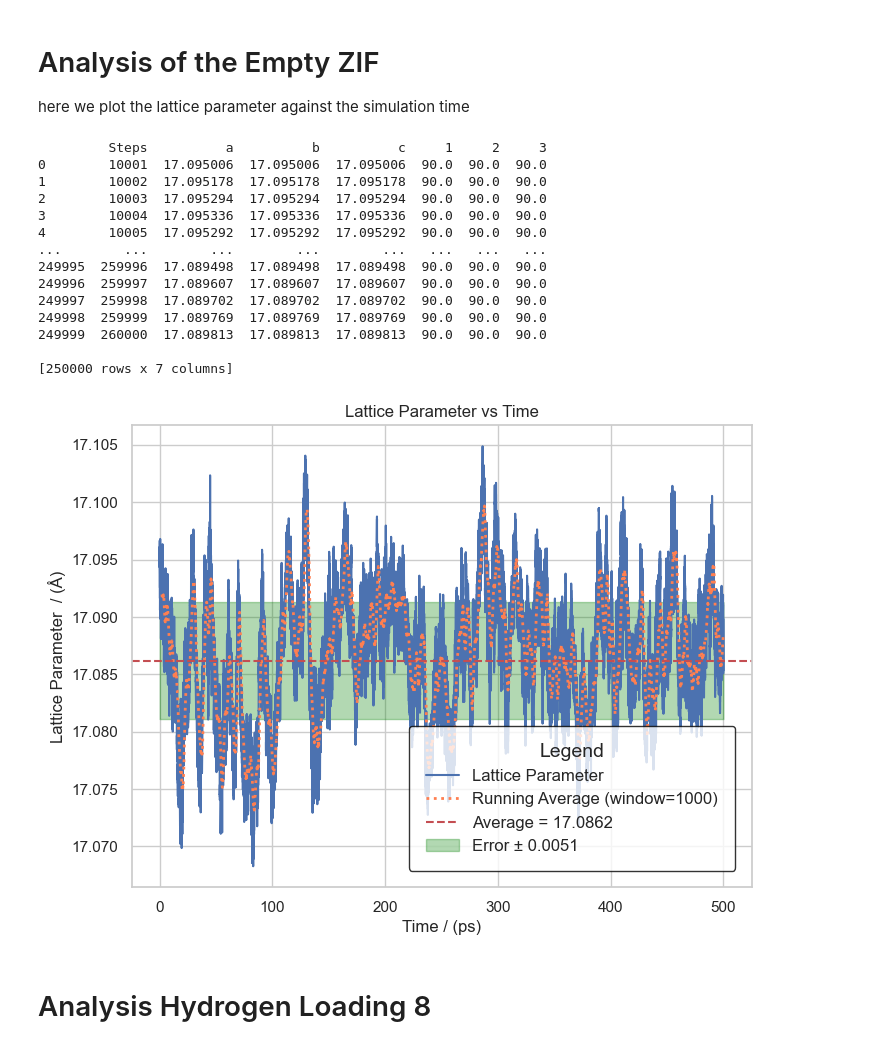
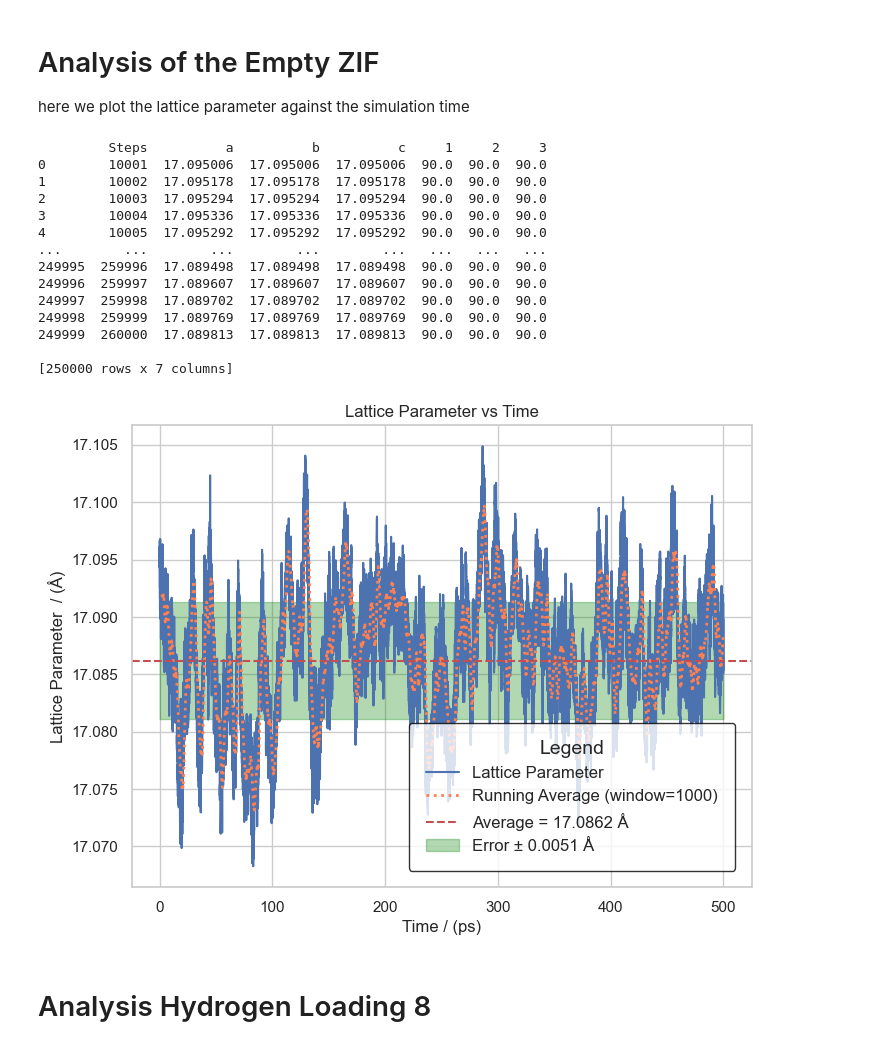
Before and after one commit to LukasMeinschad/Theoretische_Chemie, a Jupyter notebook: Praktikum/qm_part_b/Auswertung_QM_B.ipynb, the cells around one changed output. Cells and saved outputs as stored; diff of their text form; code cells hidden in the pictures.

```diff
--- a/Praktikum/qm_part_b/Auswertung_QM_B.ipynb
+++ b/Praktikum/qm_part_b/Auswertung_QM_B.ipynb
@@ -73,10 +73,10 @@ plt.plot(lattice_data["Steps"], lattice_data["Running Average"], label=f'Running
 
 
 # Plot average as a horizontal line
-plt.axhline(average, color='r', linestyle='--', label=f'Average = {average}')
+plt.axhline(average, color='r', linestyle='--', label=f'Average = {average} Å')
 
 # Plot error as a shaded region
-plt.fill_between(lattice_data["Steps"], average - error, average + error, color='green', alpha=0.3, label=f'Error ± {error}')
+plt.fill_between(lattice_data["Steps"], average - error, average + error, color='green', alpha=0.3, label=f'Error ± {error} Å')
 
 # Adding labels, title, and legend
 plt.xlabel('Time / (ps)')
@@ -88,34 +88,34 @@ plt.legend(
     frameon=True,   # Enable the box around the legend
     facecolor='white',  # Background color of the box
     edgecolor='black',  # Border color of the box
     fontsize=12,  # Font size for legend text
     title_fontsize=14,  # Font size for the title in the legend
     borderpad=1,  # Padding between the legend content and the box
     borderaxespad=1  # Padding between the legend and the plot
 )
 
 
 
 
 # Display the plot
 plt.savefig("thermal_expansionzif8.png",dpi=600)
 plt.show()
 # %% [output]
          Steps          a          b          c     1     2     3
 0        10001  17.095006  17.095006  17.095006  90.0  90.0  90.0
 1        10002  17.095178  17.095178  17.095178  90.0  90.0  90.0
 2        10003  17.095294  17.095294  17.095294  90.0  90.0  90.0
 3        10004  17.095336  17.095336  17.095336  90.0  90.0  90.0
 4        10005  17.095292  17.095292  17.095292  90.0  90.0  90.0
 ...        ...        ...        ...        ...   ...   ...   ...
 249995  259996  17.089498  17.089498  17.089498  90.0  90.0  90.0
 249996  259997  17.089607  17.089607  17.089607  90.0  90.0  90.0
 249997  259998  17.089702  17.089702  17.089702  90.0  90.0  90.0
 249998  259999  17.089769  17.089769  17.089769  90.0  90.0  90.0
 249999  260000  17.089813  17.089813  17.089813  90.0  90.0  90.0
 
 [250000 rows x 7 columns]
-[figure, old version]
+[figure, new version]
 # %% [markdown]
 # Analysis Hydrogen Loading 8
 # %% [markdown]
```
Also changed, not shown: parts of 2 cells of this notebook, 26 other files.
